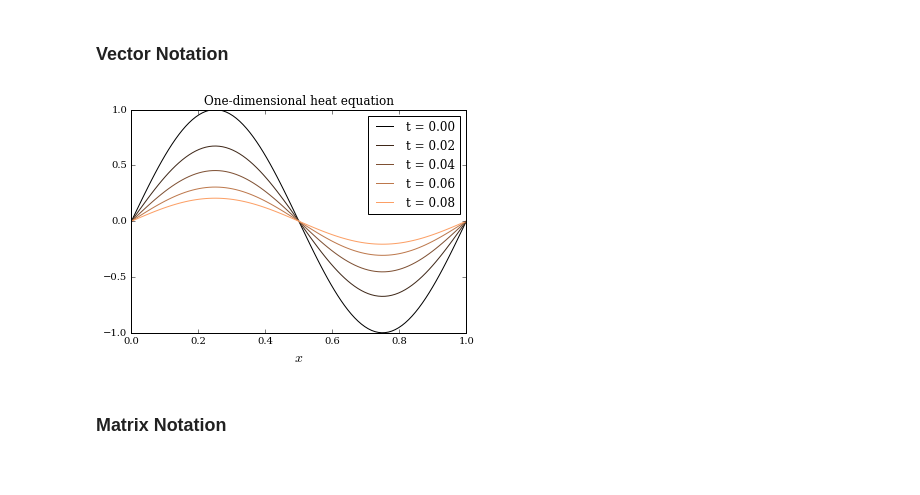
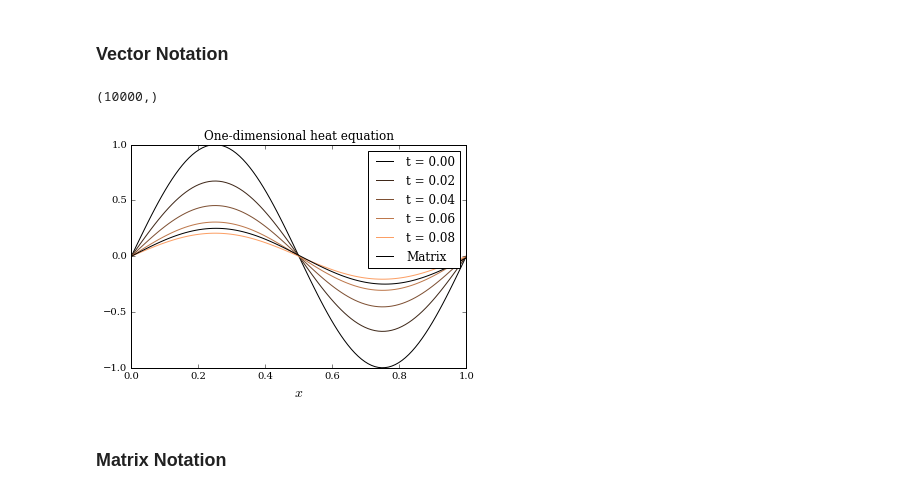
Before and after one commit to gavinconran/numerical-finance, a Jupyter notebook: 03_Discretisation/Heat_FDExplicit/IPythonHeatFD.ipynb, the cells around one changed output. Cells and saved outputs as stored; diff of their text form; code cells hidden in the pictures.

Commit message:
compared vector and matrix solutions - matrix slightly off

```diff
--- a/03_Discretisation/Heat_FDExplicit/IPythonHeatFD.ipynb
+++ b/03_Discretisation/Heat_FDExplicit/IPythonHeatFD.ipynb
@@ -73,40 +73,64 @@ pyplot.show()
 # %% [markdown]
 ### Vector Notation
 # %%
+### MATRIX
+# Set up grid parameters
+nxM = 10000  # num of grid points
+dx = barX / (nxM - 1)   # Grid step in space
+
+
+# Space step size
+xM = np.linspace(0.0, barX, nxM)
+# Boundary conditions
+uM = np.sin(2 * np.pi * xM)
+
+# Definition of the tridiagonal matrix
+Tmatrix = [np.ones(nxM), 2 *np.ones(nxM), np.ones(nxM)]
+nonzeropositions = np.array([-1, 0, 1])
+iterationMatrix = dia_matrix((Tmatrix, nonzeropositions), shape=(nxM, nxM))
+
+# Solving the linear system
+spSolution = spsolve(iterationMatrix, uM)
+print(spSolution.shape)
+uMi = [spSolution[i] for i, xx in enumerate(spSolution) if i%100==0]
+
+### VECTOR
 # Set up grid parameters
 nx = 100  # num of grid points
 nt = 5000 # num of time steps
 
 dx = barX / (nx - 1)   # Grid step in space
 dt = T / nt            # Grid step in time
 
 # Space step size
 x = np.linspace(0.0, barX, nx)
 # Boundary conditions
 x = np.linspace(0.0, barX, nx)
 u = np.sin(2 * np.pi * x)
 rhs = np.zeros(nx)
 
 # Single loop
 for n in range(0, nt): # for each time step
     rhs[1:-1] = dt * (0.5 * sigma * sigma) * \
             (u[:-2] - 2.0 * u[1:-1] + u[2:]) / (dx**2)
     u += rhs
 
     # Plot every pp time steps
     pp = 100
     if (n % pp == 0):
         if (n % (10 * pp) == 0):
             plotlabel = "t = %1.2f" % (n * dt)
             pyplot.plot(x, u, label=plotlabel, color=pyplot.get_cmap(
                 'copper')(float(n) / nt))
 
+pyplot.plot(x, uMi, 'k-', label='Matrix') # Plot Matrix solution
 pyplot.xlabel(u'$x$', fontsize=14)
 pyplot.title(u'One-dimensional heat equation')
 pyplot.legend()
 pyplot.show()
 # %% [output]
+(10000,)
-[figure, old version]
+[figure, new version]
 # %% [markdown]
 ### Matrix Notation
 # %%
```
Also changed, not shown: parts of 1 cell of this notebook.
